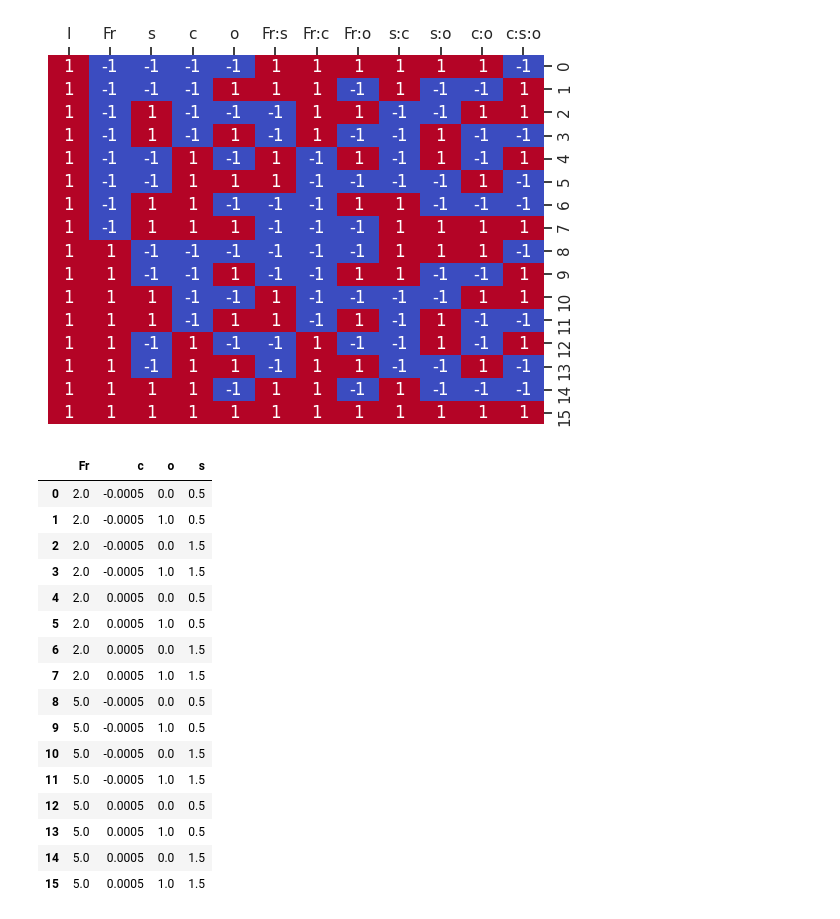
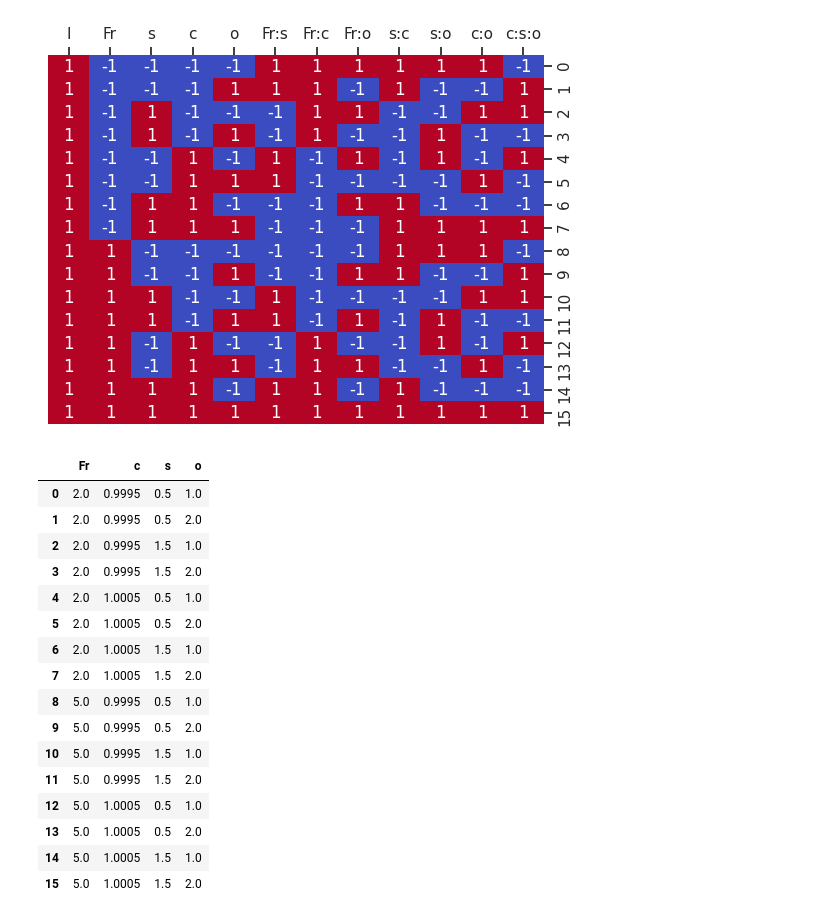
Before and after one commit to giboul/DoE_project, a Jupyter notebook: experiment.ipynb, the cells around one changed output. Drawn from its saved outputs; the diff is of its cells as text; code cells hidden in the pictures.

```diff
--- a/doe-project.ipynb
+++ b/experiment.ipynb
@@ -35,36 +37,44 @@ M.to_csv("matrix_model.csv", index=False)
 [figure]
 # %%
 # Pour les simulations
-min_max_values = pd.DataFrame(dict(
-    Fr=[2, 5],
+bounds = pd.DataFrame(dict(
+    Fr=(2, 5),
     s=(0.5, 1.5),
-    c=(-0.0005, 0.0005),
-    o=(0, 1)
-))
-min_values = min_max_values.iloc[0]
-max_values = min_max_values.iloc[1]
+    c=(0.9995, 1.0005),
+    o=(1, 2)
+))[E.columns]
 
-values = (max_values-min_values) * (1+E)/2 + min_values
+columns = bounds.columns
+bounds = bounds.to_numpy()
+mid = bounds.mean(axis=0)
+lower = bounds[0]
+upper = bounds[1]
+
+values = np.sqrt((upper/lower)**E*upper*lower)
+# E_test = np.log(values**2/(lower*upper)) / np.log(upper/lower)
+# values = (max_values-min_values) * (1+E)/2 + min_values
+values = pd.DataFrame(values, columns=columns)
 values.to_csv("matrix_experiment.csv", index=False)
 display(values)
+# show_matrix(pd.DataFrame(E_test, columns=columns))
 # %% [output]
-|  | Fr | c | o | s |
-| 0 | 2.0 | -0.0005 | 0.0 | 0.5 |
-| 1 | 2.0 | -0.0005 | 1.0 | 0.5 |
-| 2 | 2.0 | -0.0005 | 0.0 | 1.5 |
-| 3 | 2.0 | -0.0005 | 1.0 | 1.5 |
-| 4 | 2.0 | 0.0005 | 0.0 | 0.5 |
-| 5 | 2.0 | 0.0005 | 1.0 | 0.5 |
-| 6 | 2.0 | 0.0005 | 0.0 | 1.5 |
-| 7 | 2.0 | 0.0005 | 1.0 | 1.5 |
-| 8 | 5.0 | -0.0005 | 0.0 | 0.5 |
-| 9 | 5.0 | -0.0005 | 1.0 | 0.5 |
-| 10 | 5.0 | -0.0005 | 0.0 | 1.5 |
-| 11 | 5.0 | -0.0005 | 1.0 | 1.5 |
-| 12 | 5.0 | 0.0005 | 0.0 | 0.5 |
-| 13 | 5.0 | 0.0005 | 1.0 | 0.5 |
-| 14 | 5.0 | 0.0005 | 0.0 | 1.5 |
-| 15 | 5.0 | 0.0005 | 1.0 | 1.5 |
+|  | Fr | c | s | o |
+| 0 | 2.0 | 0.9995 | 0.5 | 1.0 |
+| 1 | 2.0 | 0.9995 | 0.5 | 2.0 |
+| 2 | 2.0 | 0.9995 | 1.5 | 1.0 |
+| 3 | 2.0 | 0.9995 | 1.5 | 2.0 |
+| 4 | 2.0 | 1.0005 | 0.5 | 1.0 |
+| 5 | 2.0 | 1.0005 | 0.5 | 2.0 |
+| 6 | 2.0 | 1.0005 | 1.5 | 1.0 |
+| 7 | 2.0 | 1.0005 | 1.5 | 2.0 |
+| 8 | 5.0 | 0.9995 | 0.5 | 1.0 |
+| 9 | 5.0 | 0.9995 | 0.5 | 2.0 |
+| 10 | 5.0 | 0.9995 | 1.5 | 1.0 |
+| 11 | 5.0 | 0.9995 | 1.5 | 2.0 |
+| 12 | 5.0 | 1.0005 | 0.5 | 1.0 |
+| 13 | 5.0 | 1.0005 | 0.5 | 2.0 |
+| 14 | 5.0 | 1.0005 | 1.5 | 1.0 |
+| 15 | 5.0 | 1.0005 | 1.5 | 2.0 |
 # %%
 config = dict(
     xmin=-50,
```
Also changed, not shown: parts of 4 cells of this notebook, 19 other files.
